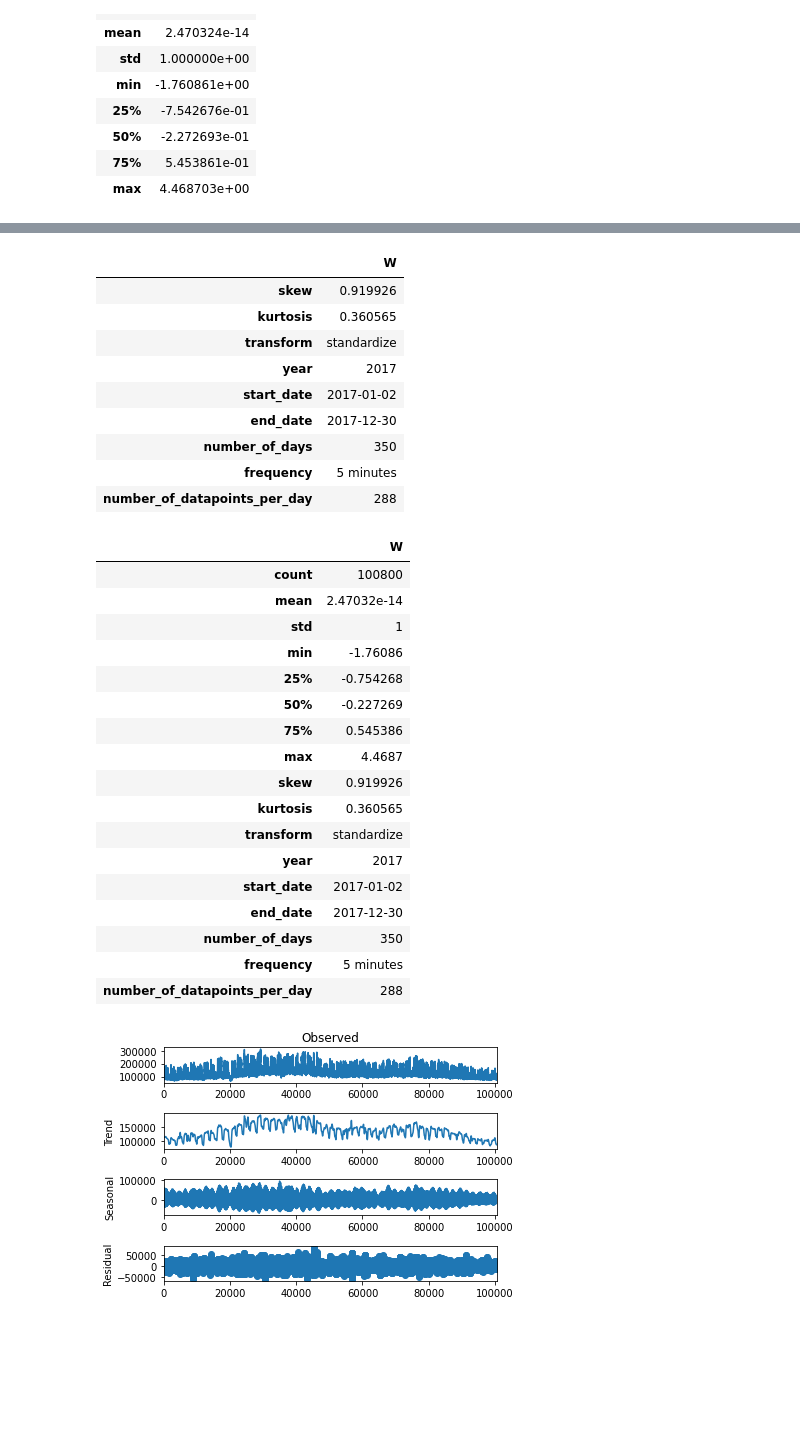
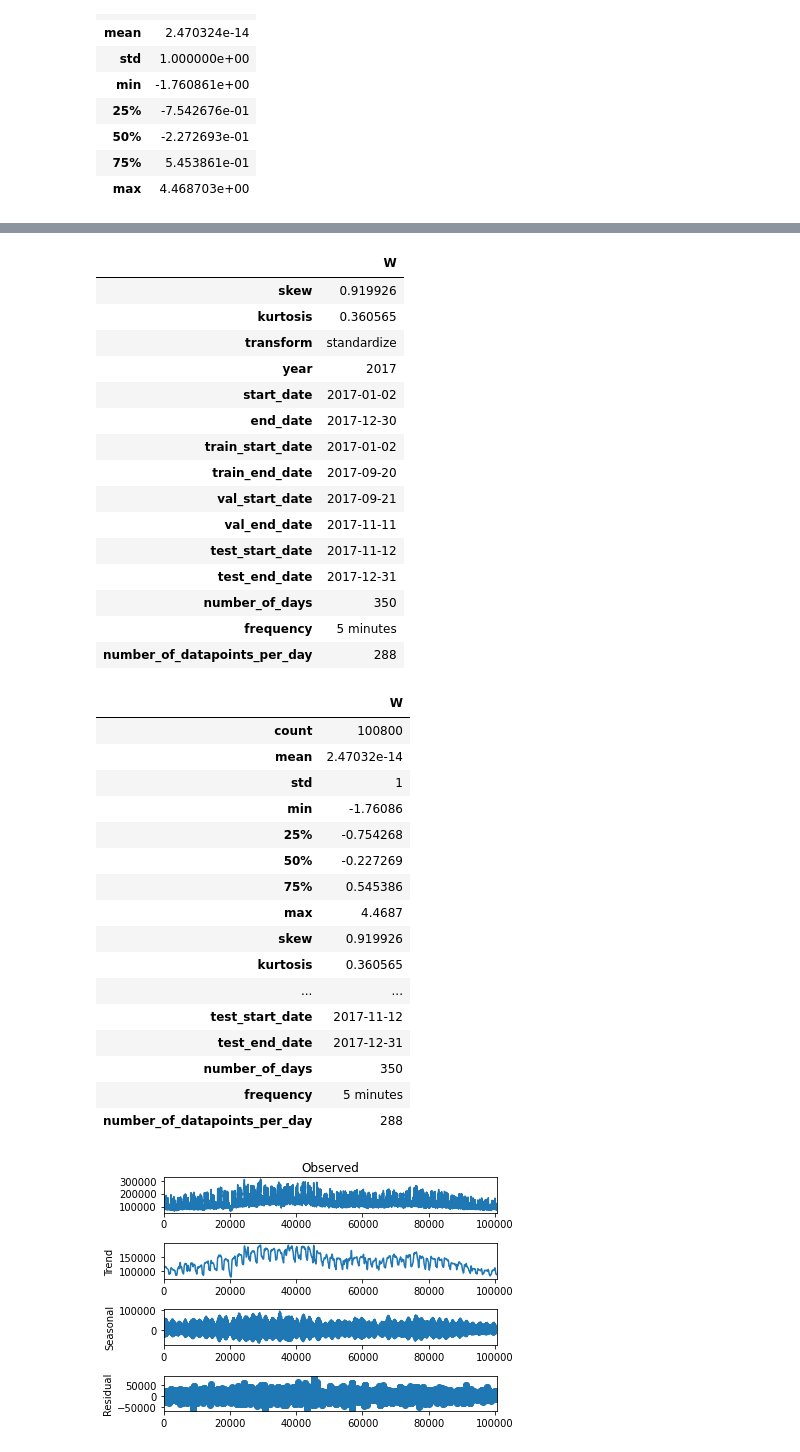
Before and after one commit to vmm221313/Anomaly_Detection_Time_Series, a Jupyter notebook: preprocessing/Data_Analysis.ipynb, the cells around one changed output, grey strips where cells are left out. Saved outputs shown, nothing was run; the diff lists cells and outputs as text; code cells hidden in the pictures; blank space fills up the shorter version.

```diff
--- a/preprocessing/Data_Analysis.ipynb
+++ b/preprocessing/Data_Analysis.ipynb
@@ -132,3 +152,12 @@ df_d_s
+# %%
+train_start_date = files[0][:-4]
+train_end_date = files[250 - 1][:-4]
+# %%
+val_start_date = files[250][:-4]
+val_end_date = files[300 - 1][:-4]
+# %%
+test_start_date = files[300][:-4]
+test_end_date = files[350 - 1][:-4]
 # %%
 additional_data_s = {}
 additional_data_s['skew'] = df_s.skew()[0]
@@ -137,29 +166,47 @@ additional_data_s['transform'] = 'standardize'
 additional_data_s['year'] = '2017'
 additional_data_s['start_date'] = files[0][:-4]
 additional_data_s['end_date'] = files[-2][:-4]
+additional_data_s['train_start_date'] = train_start_date
+additional_data_s['train_end_date'] = train_end_date
+additional_data_s['val_start_date'] = val_start_date
+additional_data_s['val_end_date'] = val_end_date
+additional_data_s['test_start_date'] = test_start_date
+additional_data_s['test_end_date'] = test_end_date
 additional_data_s['number_of_days'] = len(files)
 additional_data_s['frequency'] = '5 minutes'
 additional_data_s['number_of_datapoints_per_day'] = 12*24
 # %%
 df_a_s = po.DataFrame(index=additional_data_s.keys(), columns=['W'])
 df_a_s['W']['skew'] = additional_data_s['skew']
 df_a_s['W']['kurtosis'] = additional_data_s['kurtosis']
 df_a_s['W']['transform'] = additional_data_s['transform']
 df_a_s['W']['year'] = additional_data_s['year']
 df_a_s['W']['start_date'] = additional_data_s['start_date']
 df_a_s['W']['end_date'] = additional_data_s['end_date']
+df_a_s['W']['train_start_date'] = additional_data_s['train_start_date']
+df_a_s['W']['train_end_date'] = additional_data_s['train_end_date']
+df_a_s['W']['val_start_date'] = additional_data_s['val_start_date']
+df_a_s['W']['val_end_date'] = additional_data_s['val_end_date']
+df_a_s['W']['test_start_date'] = additional_data_s['test_start_date']
+df_a_s['W']['test_end_date'] = additional_data_s['test_end_date']
 df_a_s['W']['number_of_days'] = additional_data_s['number_of_days']
 df_a_s['W']['frequency'] = additional_data_s['frequency']
 df_a_s['W']['number_of_datapoints_per_day'] = additional_data_s['number_of_datapoints_per_day']
 df_a_s
 # %% [output]
 |  | W |
 | skew | 0.919926 |
 | kurtosis | 0.360565 |
 | transform | standardize |
 | year | 2017 |
 | start_date | 2017-01-02 |
 | end_date | 2017-12-30 |
+| train_start_date | 2017-01-02 |
+| train_end_date | 2017-09-20 |
+| val_start_date | 2017-09-21 |
+| val_end_date | 2017-11-11 |
+| test_start_date | 2017-11-12 |
+| test_end_date | 2017-12-31 |
 | number_of_days | 350 |
 | frequency | 5 minutes |
 | number_of_datapoints_per_day | 288 |
@@ -178,10 +225,9 @@ df_d_s
 | max | 4.4687 |
 | skew | 0.919926 |
 | kurtosis | 0.360565 |
-| transform | standardize |
-| year | 2017 |
-| start_date | 2017-01-02 |
-| end_date | 2017-12-30 |
+| ... | ... |
+| test_start_date | 2017-11-12 |
+| test_end_date | 2017-12-31 |
 | number_of_days | 350 |
 | frequency | 5 minutes |
 | number_of_datapoints_per_day | 288 |
```
Also changed, not shown: parts of 7 cells of this notebook.
